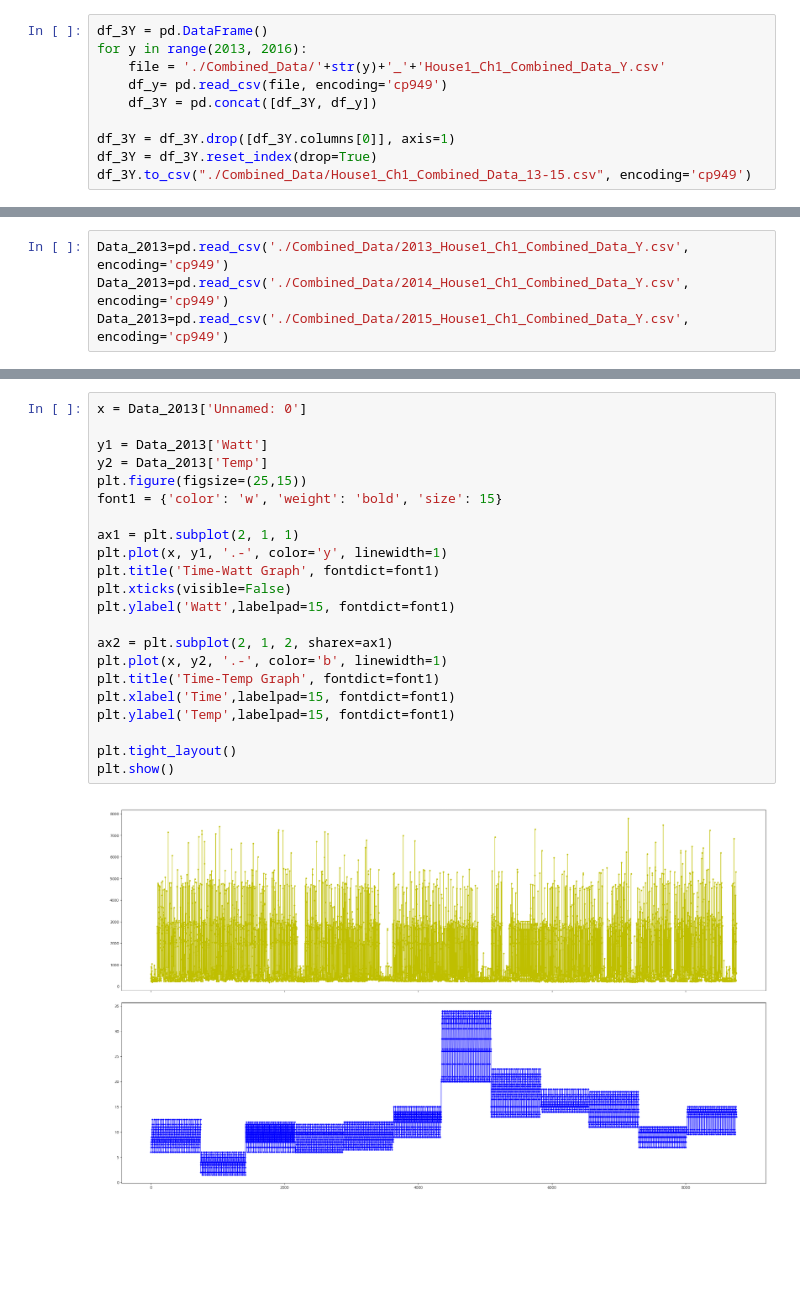
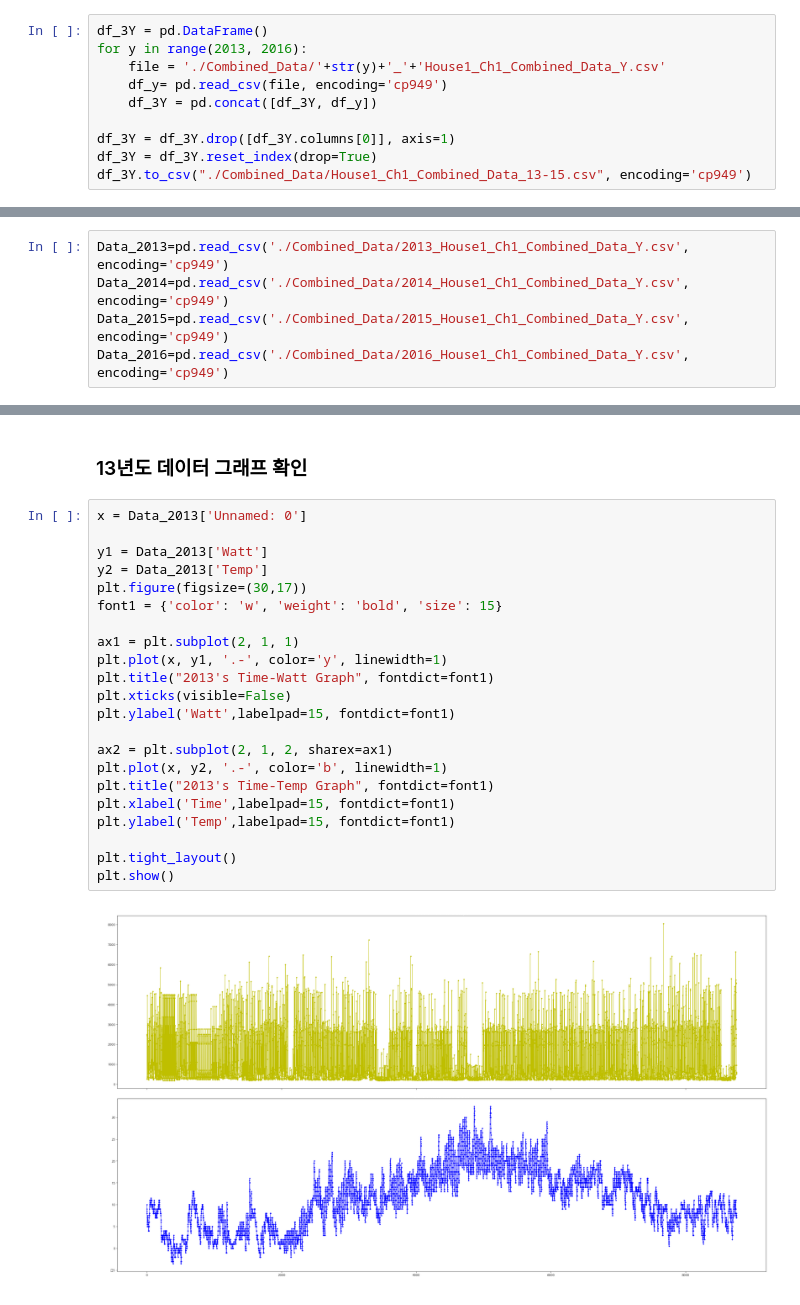
Before and after one commit to Chromatic-Hwi/Electric_Power_Forecasting, a Jupyter notebook: electric_power_consumption/LSTM_Enerssum.ipynb, the cells around one changed output, grey strips where cells are left out. Drawn from its saved outputs; the diff is of its cells as text; blank space fills up the shorter version.

```diff
--- a/electric_power_consumption/LSTM_Enerssum.ipynb
+++ b/electric_power_consumption/LSTM_Enerssum.ipynb
@@ -40,4 +48,5 @@ memory usage: 1.4+ MB
 # %%
 Data_2013=pd.read_csv('./Combined_Data/2013_House1_Ch1_Combined_Data_Y.csv', encoding='cp949')
-Data_2013=pd.read_csv('./Combined_Data/2014_House1_Ch1_Combined_Data_Y.csv', encoding='cp949')
-Data_2013=pd.read_csv('./Combined_Data/2015_House1_Ch1_Combined_Data_Y.csv', encoding='cp949')
+Data_2014=pd.read_csv('./Combined_Data/2014_House1_Ch1_Combined_Data_Y.csv', encoding='cp949')
+Data_2015=pd.read_csv('./Combined_Data/2015_House1_Ch1_Combined_Data_Y.csv', encoding='cp949')
+Data_2016=pd.read_csv('./Combined_Data/2016_House1_Ch1_Combined_Data_Y.csv', encoding='cp949')
@@ -52,24 +53,26 @@ Text(0, 0.5, 'Watt')
+# %% [markdown]
+### 13년도 데이터 그래프 확인
 # %%
 x = Data_2013['Unnamed: 0']
 
 y1 = Data_2013['Watt']
 y2 = Data_2013['Temp']
-plt.figure(figsize=(25,15))
+plt.figure(figsize=(30,17))
 font1 = {'color': 'w', 'weight': 'bold', 'size': 15}
 
 ax1 = plt.subplot(2, 1, 1)
 plt.plot(x, y1, '.-', color='y', linewidth=1)
-plt.title('Time-Watt Graph', fontdict=font1)
+plt.title("2013's Time-Watt Graph", fontdict=font1)
 plt.xticks(visible=False)
 plt.ylabel('Watt',labelpad=15, fontdict=font1)
 
 ax2 = plt.subplot(2, 1, 2, sharex=ax1)
 plt.plot(x, y2, '.-', color='b', linewidth=1)
-plt.title('Time-Temp Graph', fontdict=font1)
+plt.title("2013's Time-Temp Graph", fontdict=font1)
 plt.xlabel('Time',labelpad=15, fontdict=font1)
 plt.ylabel('Temp',labelpad=15, fontdict=font1)
 
 plt.tight_layout()
 plt.show()
 # %% [output]
-[figure, old version]
+[figure, new version]
```
Also changed, not shown: parts of 11 cells of this notebook, 54 other files.
